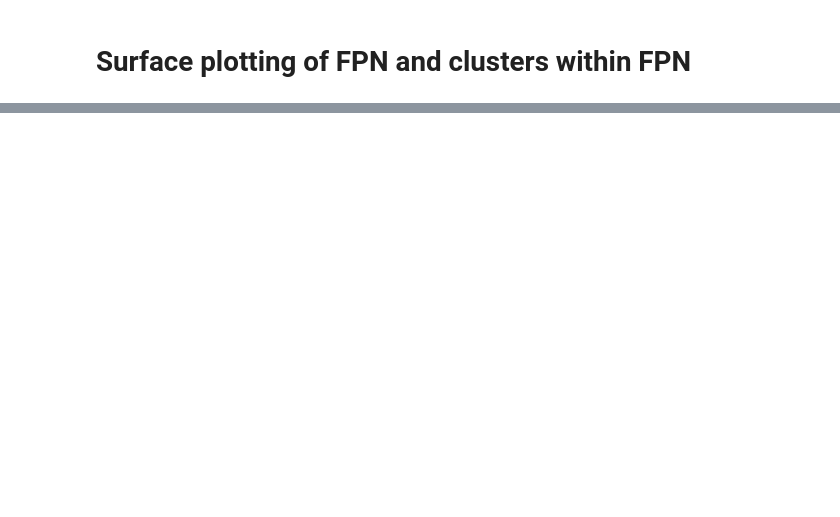
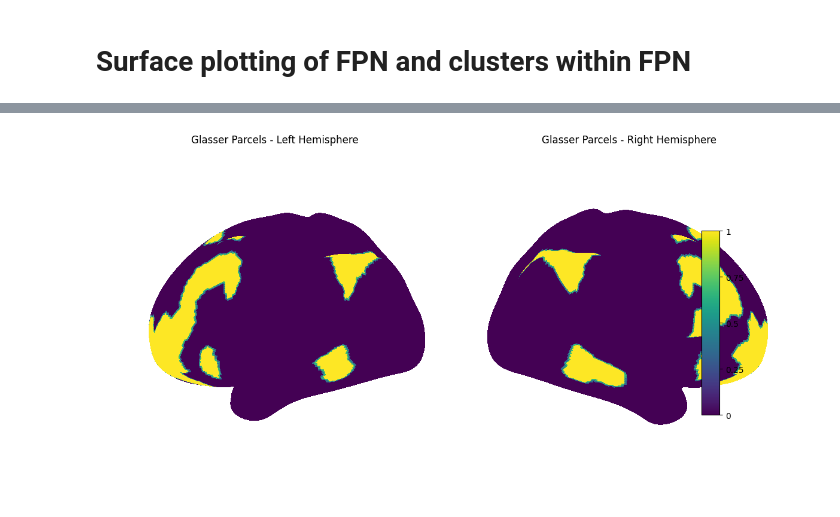
Before and after one commit to Cognitive-Neuroscience-Neurotechnology/ibc_latent, a Jupyter notebook: Dimensionality_reduction/Surface_Visualization.ipynb, the cells around one changed output, grey strips where cells are left out. Cells and saved outputs as stored; diff of their text form; code cells hidden in the pictures; blank space fills up the shorter version.

Commit message:
plotted FPN on surface

```diff
--- a/Dimensionality_reduction/Surface_Visualization.ipynb
+++ b/Dimensionality_reduction/Surface_Visualization.ipynb
@@ -151,0 +178,44 @@ AttributeError: 'tuple' object has no attribute 'shape'
+# %%
+import matplotlib.pyplot as plt
+from nilearn import plotting
+
+# Map values to surface vertices
+surface_data = hcp.unparcellate(Xp, hcp.mmp)
+cortex_data = hcp.cortex_data(surface_data)
+
+# Create a figure
+plt.figure(figsize=(12, 8))
+
+# Plot the parcels on left hemisphere
+ax1 = plt.subplot(1, 2, 1, projection='3d')
+plotting.plot_surf_stat_map(
+    hcp.mesh.inflated,  # Use inflated surface
+    cortex_data,        # Parcel data mapped to surface
+    view='lateral',     # Lateral view
+    colorbar=False,     # Show colorbar
+    threshold=min_thresh,
+    bg_map=hcp.mesh.sulc,  # Background map to show sulci
+    axes=ax1,
+    cmap='viridis',
+    title="Glasser Parcels - Left Hemisphere"
+)
+
+# Plot the parcels on right hemisphere
+ax2 = plt.subplot(1, 2, 2, projection='3d')
+plotting.plot_surf_stat_map(
+    hcp.mesh.inflated,
+    cortex_data,
+    hemi='right',
+    view='lateral',
+    colorbar=False,
+    threshold=min_thresh,
+    bg_map=hcp.mesh.sulc,
+    axes=ax2,
+    cmap='viridis',
+    title="Glasser Parcels - Right Hemisphere"
+)
+
+plt.tight_layout()
+plt.show()
+# %% [output]
+[figure, added]
```
Also changed, not shown: parts of 7 cells of this notebook.
